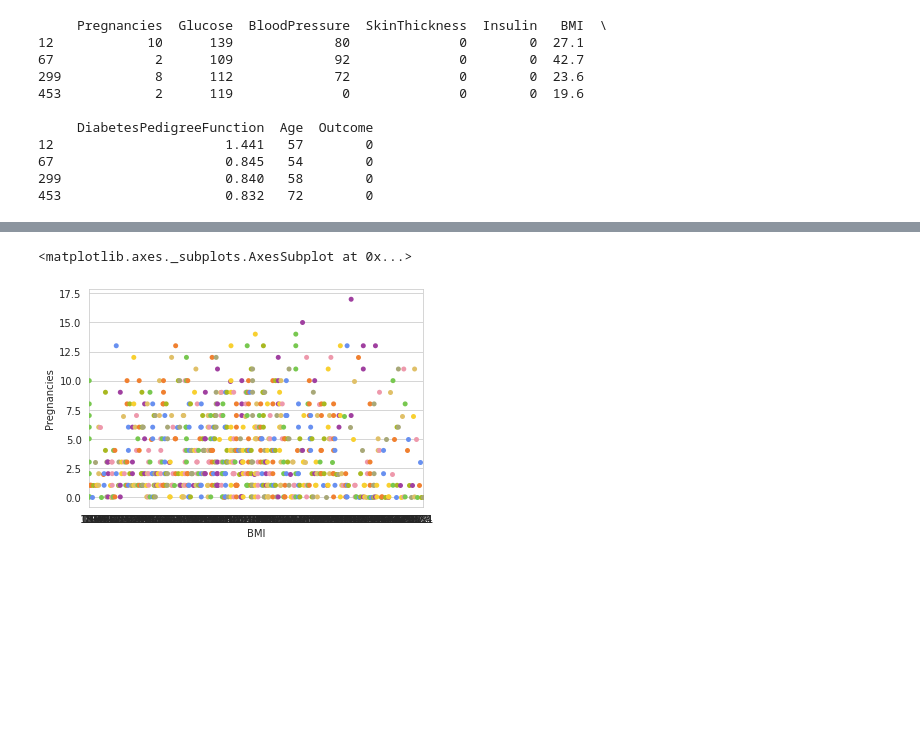
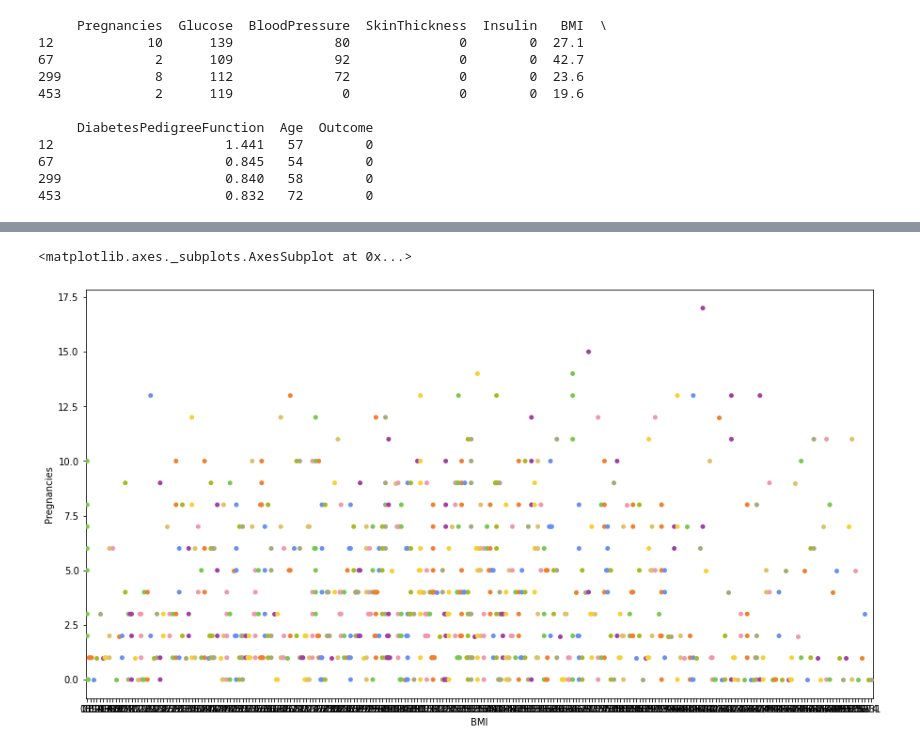
Before and after one commit to OkanKeskin/diabets_analysis, a Jupyter notebook: diabets_analysis.ipynb, the cells around one changed output, grey strips where cells are left out. Saved outputs shown, nothing was run; the diff lists cells and outputs as text; code cells hidden in the pictures; blank space fills up the shorter version.

```diff
--- a/diabets_analysis.ipynb
+++ b/diabets_analysis.ipynb
@@ -258,8 +276,9 @@ sns.violinplot(x = 'DiabetesPedigreeFunction', y = 'Outcome', data = diabets, pa
 # %%
 # Vücut kitle endeksinin çocuk sayısı ile oranını swarm(sürü) grafiği ile gösterilmesi
+plt.figure(figsize=(15,8))
 sns.swarmplot(x = 'BMI', y = 'Pregnancies', data = diabets, palette=diabets_color_palette)
 # %% [output]
 <matplotlib.axes._subplots.AxesSubplot at 0x...>
-[figure, old version]
+[figure, new version]
 # %%
 #Vüvut kitle indeksinin yaşa göre grafiği-YOĞUNLUK GRAFİĞİ
```
Also changed, not shown: parts of 5 cells of this notebook.
